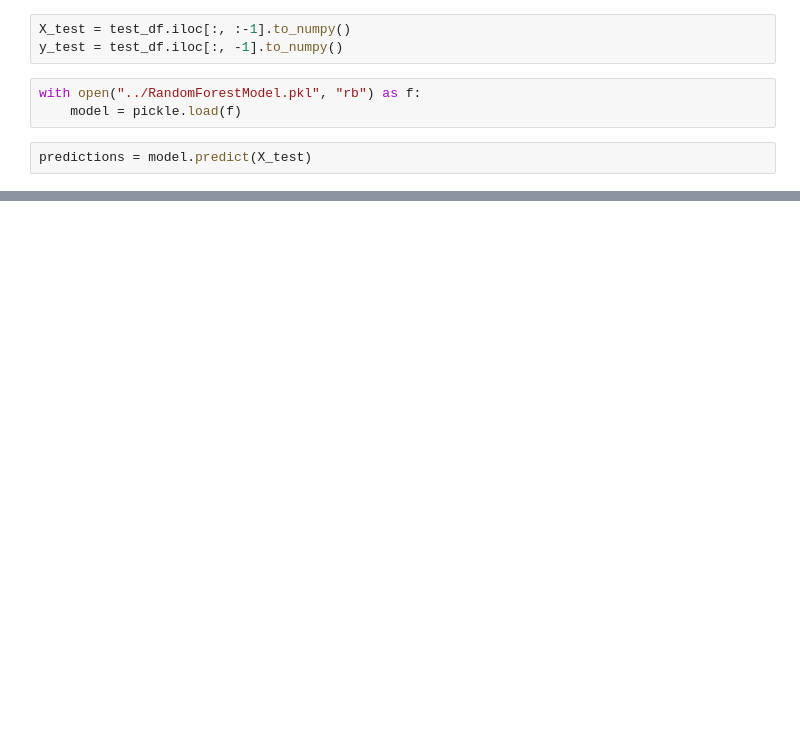
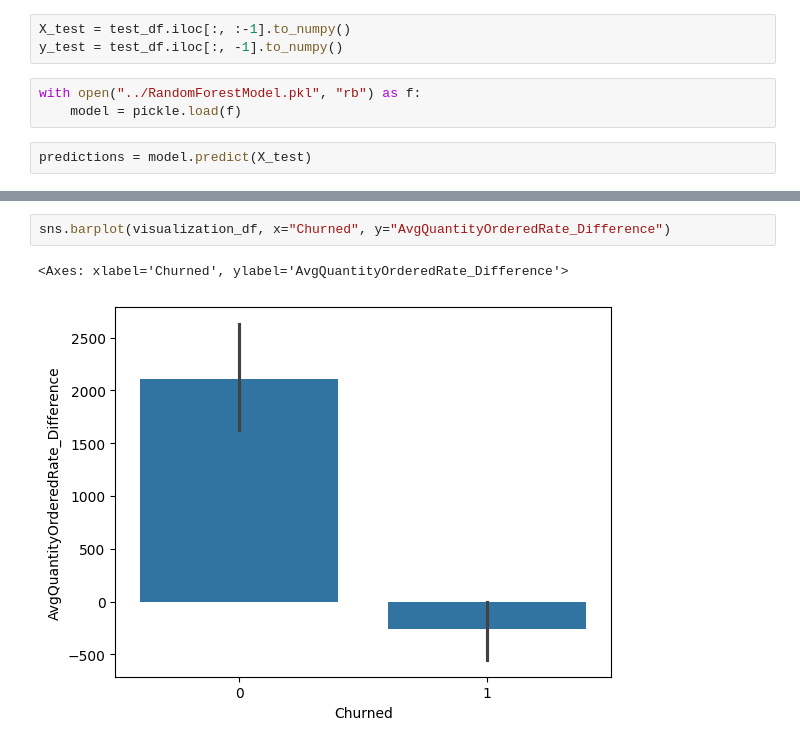
Before and after one commit to useframi1/SU-EFG, a Jupyter notebook: Scripts/data-visualization-script.ipynb, the cells around one changed output, grey strips where cells are left out. Saved outputs shown, nothing was run; the diff lists cells and outputs as text; blank space fills up the shorter version.

```diff
--- a/Scripts/data-visualization-script.ipynb
+++ b/Scripts/data-visualization-script.ipynb
@@ -92,0 +154,5 @@ Name: Churned, dtype: float64
+# %%
+sns.barplot(visualization_df, x="Churned", y="AvgQuantityOrderedRate_Difference")
+# %% [output]
+<Axes: xlabel='Churned', ylabel='AvgQuantityOrderedRate_Difference'>
+[figure, added]
```
Also changed, not shown: parts of 35 cells of this notebook.
